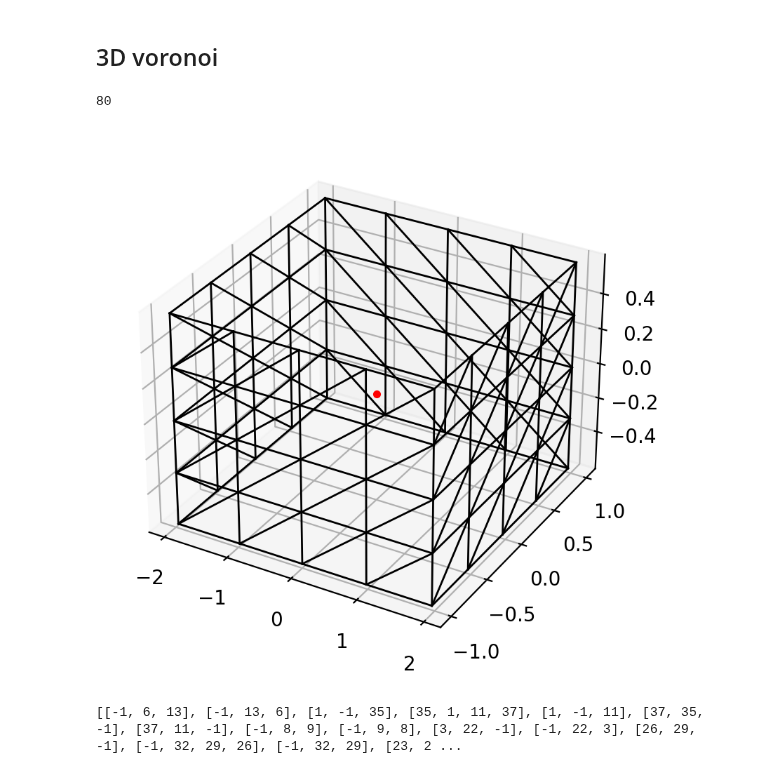
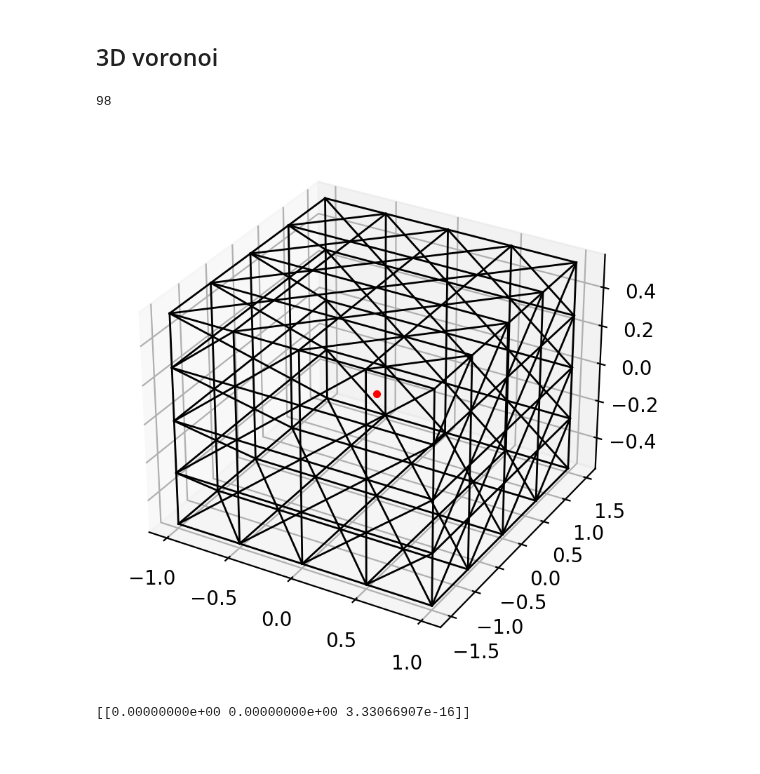
Before and after one commit to medial-ax/medial-ax, a Jupyter notebook: voronoi.ipynb, the cells around one changed output. Drawn from its saved outputs; the diff is of its cells as text; code cells hidden in the pictures.

```diff
--- a/voronoi.ipynb
+++ b/voronoi.ipynb
@@ -38,7 +38,7 @@ plt.show()
 ## 3D voronoi
 # %%
 example = ex.anothercyl
-example = ex.rect_test2
+example = ex.anothercube2
 # example = ex.two_d_rect_atangle
 complex = inp.read_obj(example.filename)
 print(len(complex.vertlist))
@@ -49,6 +49,7 @@ vor = Voronoi(coords, furthest_site=True)
 
 fig, ax = plt.subplots(subplot_kw={"projection": "3d", "computed_zorder": False})
 fig.set_dpi(200)
+
 
 for edge in complex.edgelist:
     p = complex.vertlist[edge.boundary[0]].coords
@@ -58,40 +59,40 @@ for edge in complex.edgelist:
 for row in vor.vertices:
     ax.plot(row[0], row[1], row[2], "o", color="red", markersize=3)
 
 
 def write_vor_to_obj(vor, filename):
     with open(filename, "w") as f:
         vertices = vor.vertices
         for vert in vertices:
             f.write(f"v {vert[0]} {vert[1]} {vert[2]}\n")
         rvs = [l for l in vor.ridge_vertices if not -1 in l]
         for indices in rvs:
             f.write("f ")
             for i in indices:
                 f.write(f'{i + 1} ')
             f.write("\n")
 
 
 from mpl_toolkits.mplot3d.art3d import Poly3DCollection
 
 regions = vor.regions
 for reg in regions:
     if reg == []:
         continue
     asd = vor.vertices[reg if reg[0] != -1 else reg[1:]]
     xs = asd[:, 0]
     ys = asd[:, 1]
     zs = asd[:, 2]
     verts = [list(zip(xs, ys, zs))]
     ax.add_collection3d(Poly3DCollection(verts, alpha=0.2))  # type: ignore
 # %% [output]
-80
+98
-[figure, old version]
+[figure, new version]
 # %%
 # regions
-print(vor.ridge_vertices)
+print(vor.vertices)
 # vor.vertices
 
 write_vor_to_obj(vor, 'output/cyl.obj')
 # %% [output]
-[[-1, 6, 13], [-1, 13, 6], [1, -1, 35], [35, 1, 11, 37], [1, -1, 11], [37, 35, -1], [37, 11, -1], [-1, 8, 9], [-1, 9, 8], [3, 22, -1], [-1, 22, 3], [26, 29, -1], [-1, 32, 29, 26], [-1, 32, 29], [23, 2 ...
+[[0.00000000e+00 0.00000000e+00 3.33066907e-16]]
```
Also changed, not shown: 2 other files.
